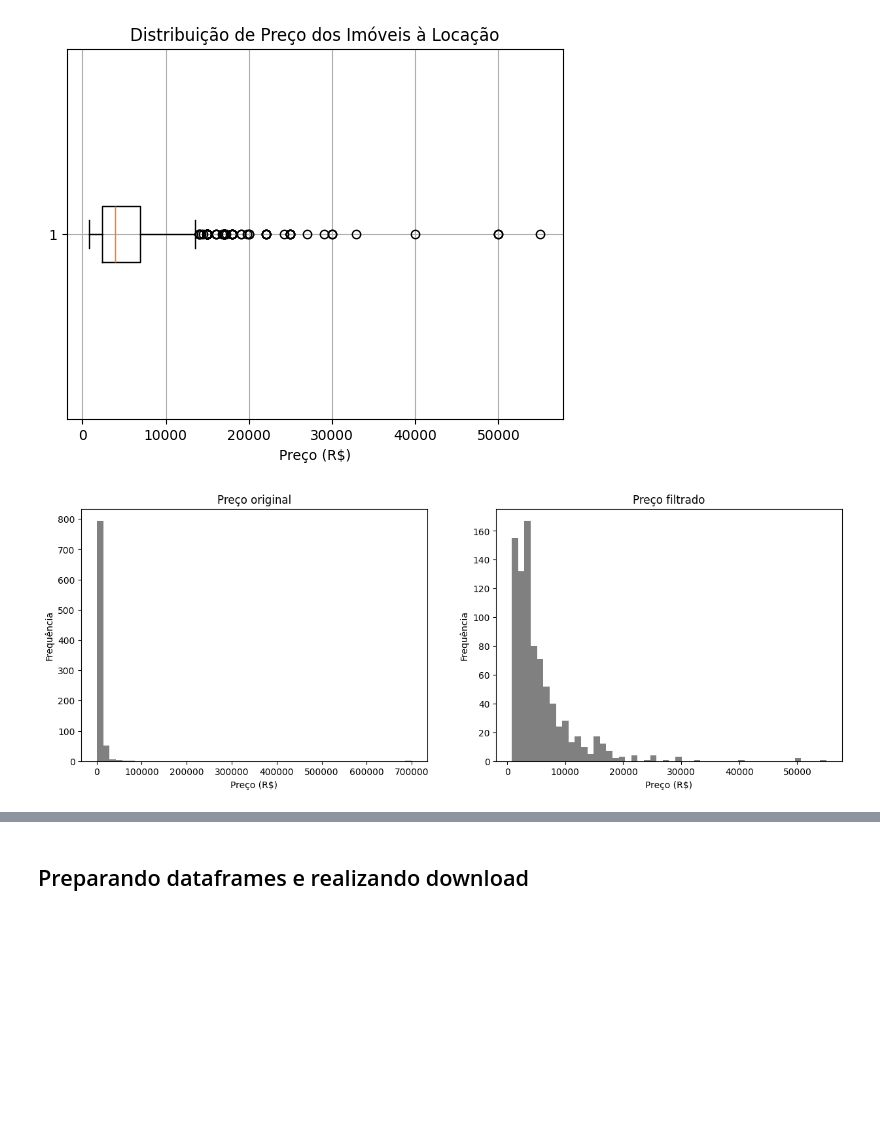
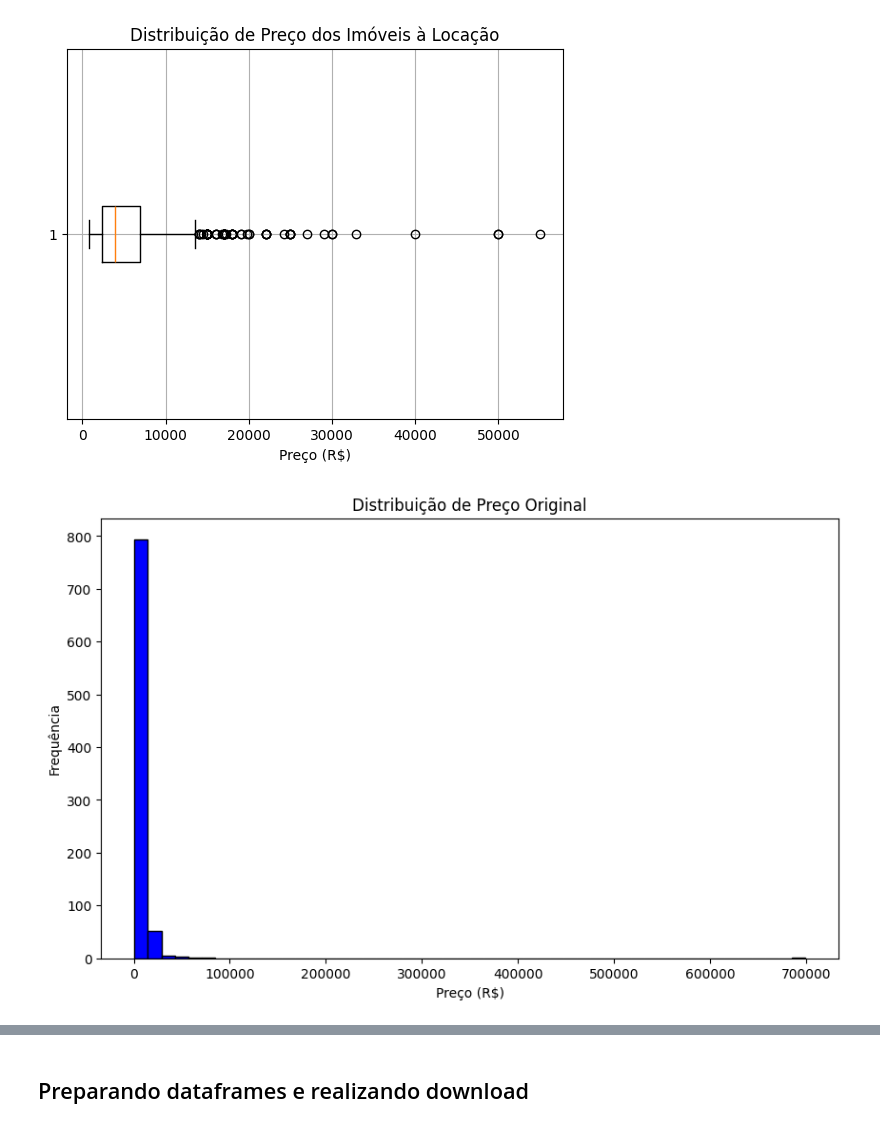
Before and after one commit to RaffaR902/TCC-API-COM-MACHINE-LEARNING, a Jupyter notebook: Pre Processamento de Dados/preprocessamento_imoveis.ipynb, the cells around one changed output, grey strips where cells are left out. Saved outputs shown, nothing was run; the diff lists cells and outputs as text; code cells hidden in the pictures; blank space fills up the shorter version.

Commit message:
modificacoes no histograma

```diff
--- a/Pre Processamento de Dados/preprocessamento_imoveis.ipynb
+++ b/Pre Processamento de Dados/preprocessamento_imoveis.ipynb
@@ -405,20 +405,18 @@ plt.show()
 # %% [output]
 [figure]
 # %%
-fig, axes = plt.subplots(1, 2, figsize=(15,5))
+# Cria a área do primeiro gráfico
+plt.figure(figsize=(10, 6))
 
-# Histograma original
-axes[0].hist(imoveis_locacao['preco'], bins=50, color='gray')
-axes[0].set_title("Preço original")
-axes[0].set_xlabel("Preço (R$)")
-axes[0].set_ylabel("Frequência")
+# Plota o histograma
+plt.hist(imoveis_locacao['preco'], bins=50, color='blue', edgecolor='black')
 
-# Histograma após filtro
-axes[1].hist(imoveis_locacao_filtrado['preco'], bins=50, color='gray')
-axes[1].set_title("Preço filtrado")
-axes[1].set_xlabel("Preço (R$)")
-axes[1].set_ylabel("Frequência")
+# Configurações
+plt.title("Distribuição de Preço Original")
+plt.xlabel("Preço (R$)")
+plt.ylabel("Frequência")
 
+# Exibe
 plt.show()
 # %% [output]
-[figure, old version]
+[figure, new version]
```
Also changed, not shown: parts of 1 cell of this notebook.
